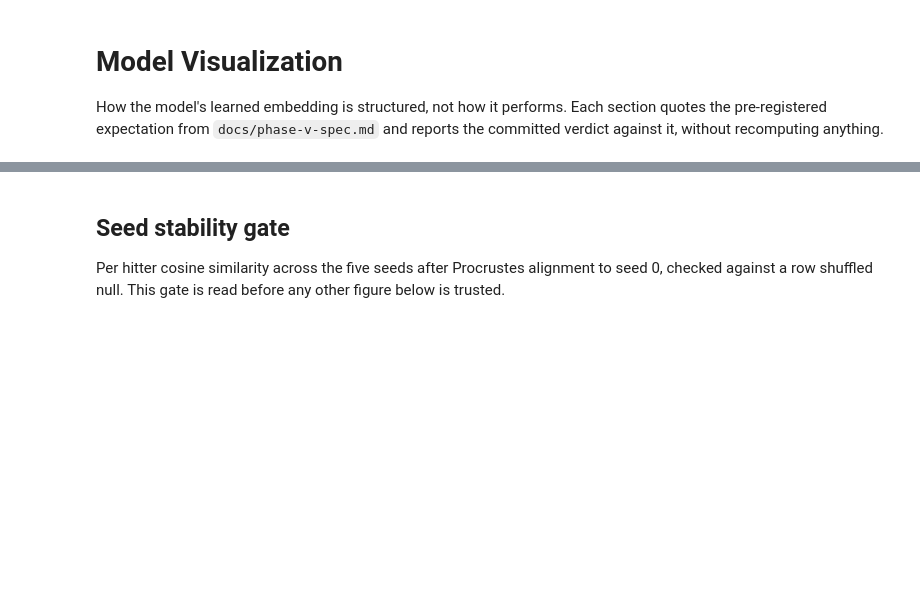
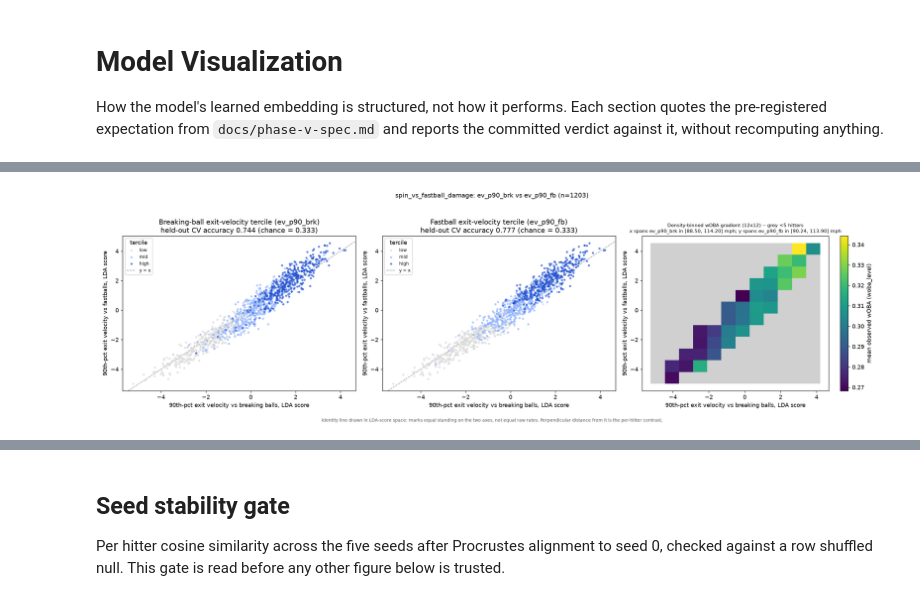
Before and after one commit to nseluga/Hitter-Embedding, a Jupyter notebook: notebooks/09_model_visualization.ipynb, the cells around one changed output, grey strips where cells are left out. Saved outputs shown, nothing was run; the diff lists cells and outputs as text; code cells hidden in the pictures; blank space fills up the shorter version.

```diff
--- a/notebooks/09_model_visualization.ipynb
+++ b/notebooks/09_model_visualization.ipynb
@@ -18,0 +107,4 @@ pd.set_option("display.max_columns", 30)
+# %%
+display(Image(filename=str(EMB / "figures" / "fig_axes_spin_vs_fastball_damage.png")))
+# %% [output]
+[figure, added]
```
Also changed, not shown: parts of 55 cells of this notebook, 9 other files.
